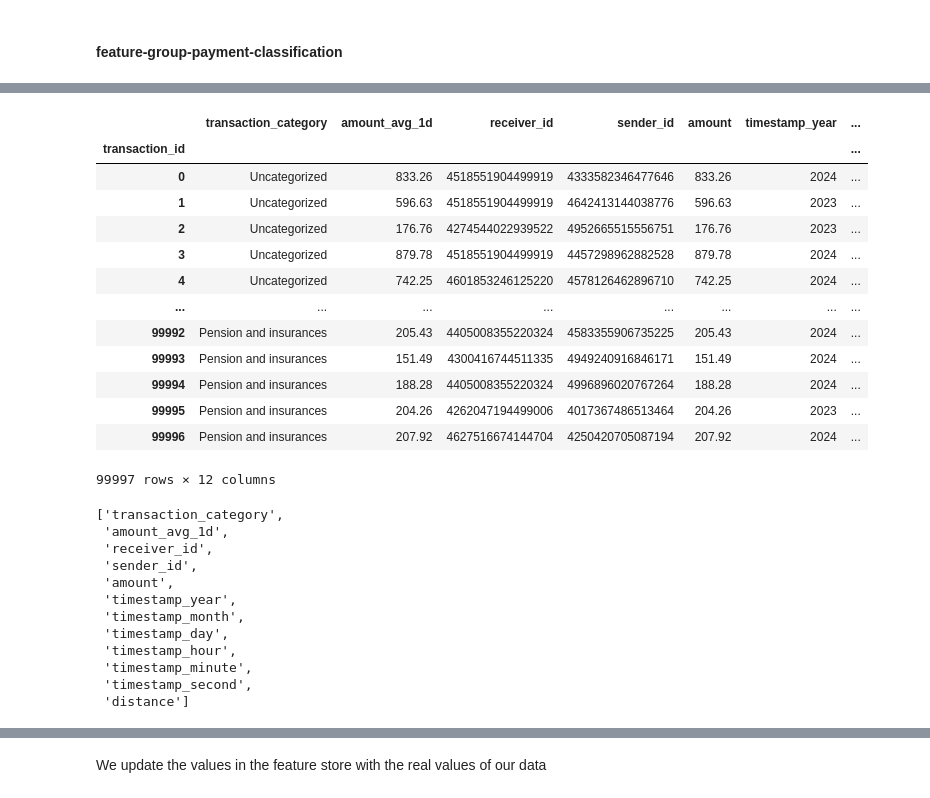
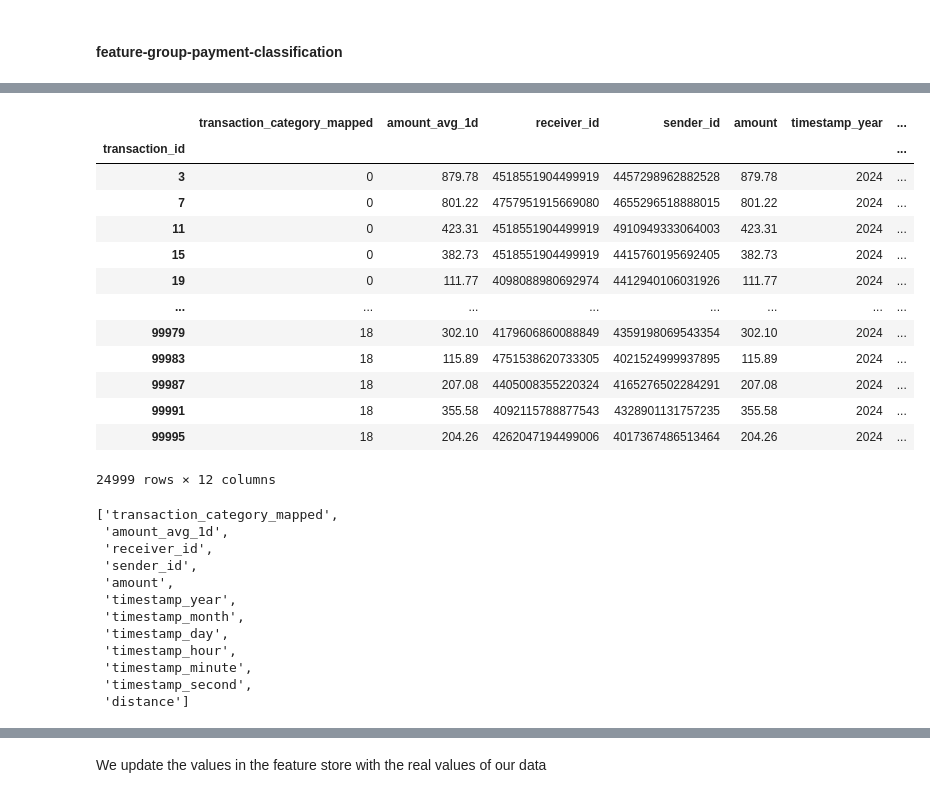
Before and after one commit to mlrun/demo-sagemaker, a Jupyter notebook: financial_payment_classification_v3.ipynb, the cells around one changed output, grey strips where cells are left out. Cells and saved outputs as stored; diff of their text form; code cells hidden in the pictures.

```diff
--- a/financial_payment_classification_v3.ipynb
+++ b/financial_payment_classification_v3.ipynb
@@ -237,3 +233,18 @@ extended_transactions_set.set_targets()
 extended_transactions_set.plot(rankdir="LR", with_targets=True)
 # %% [output]
 [drawing not drawn]
+# %%
+# Keeping every second row
+df_kept = data.iloc[::2]
+
+# Or, to explicitly remove every second row (the opposite selection)
+df_removed = data.drop(data.index[::2])
+
+
+# Keeping every second row
+df_kept = df_removed.iloc[::2]
+
+# Or, to explicitly remove every second row (the opposite selection)
+df_removed_v2 = df_removed.drop(df_removed.index[::2])
+
+df_removed_v2
@@ -239,0 +265,4 @@ extended_transactions_set.plot(rankdir="LR", with_targets=True)
+# %%
+from utils import update_timestamps
+df_removed_v2=update_timestamps(df_removed_v2)
+df_removed_v2
@@ -240,4 +283,4 @@ extended_transactions_set.plot(rankdir="LR", with_targets=True)
 # %%
-ingested_data = extended_transactions_set.ingest(data, overwrite=True)
+ingested_data = extended_transactions_set.ingest(df_removed_v2, overwrite=True)
 ingested_data
 # %% [output]
@@ -259,28 +301,28 @@ ingested_data
 # %%
 #data = ingested_data.reset_index(drop=True)
 data = ingested_data
-data = data[['transaction_category'] + [col for col in data.columns if col != 'transaction_category']]
+#data = data[['transaction_category'] + [col for col in data.columns if col != 'transaction_category']]
 data
 # %% [output]
-|  | transaction_category | amount_avg_1d | receiver_id | sender_id | amount | timestamp_year | ... |
+|  | transaction_category_mapped | amount_avg_1d | receiver_id | sender_id | amount | timestamp_year | ... |
 | transaction_id |  |  |  |  |  |  | ... |
-| 0 | Uncategorized | 833.26 | 4518551904499919 | 4333582346477646 | 833.26 | 2024 | ... |
-| 1 | Uncategorized | 596.63 | 4518551904499919 | 4642413144038776 | 596.63 | 2023 | ... |
-| 2 | Uncategorized | 176.76 | 4274544022939522 | 4952665515556751 | 176.76 | 2023 | ... |
-| 3 | Uncategorized | 879.78 | 4518551904499919 | 4457298962882528 | 879.78 | 2024 | ... |
-| 4 | Uncategorized | 742.25 | 4601853246125220 | 4578126462896710 | 742.25 | 2024 | ... |
+| 3 | 0 | 879.78 | 4518551904499919 | 4457298962882528 | 879.78 | 2024 | ... |
+| 7 | 0 | 801.22 | 4757951915669080 | 4655296518888015 | 801.22 | 2024 | ... |
+| 11 | 0 | 423.31 | 4518551904499919 | 4910949333064003 | 423.31 | 2024 | ... |
+| 15 | 0 | 382.73 | 4518551904499919 | 4415760195692405 | 382.73 | 2024 | ... |
+| 19 | 0 | 111.77 | 4098088980692974 | 4412940106031926 | 111.77 | 2024 | ... |
 | ... | ... | ... | ... | ... | ... | ... | ... |
-| 99992 | Pension and insurances | 205.43 | 4405008355220324 | 4583355906735225 | 205.43 | 2024 | ... |
-| 99993 | Pension and insurances | 151.49 | 4300416744511335 | 4949240916846171 | 151.49 | 2024 | ... |
-| 99994 | Pension and insurances | 188.28 | 4405008355220324 | 4996896020767264 | 188.28 | 2024 | ... |
-| 99995 | Pension and insurances | 204.26 | 4262047194499006 | 4017367486513464 | 204.26 | 2023 | ... |
-| 99996 | Pension and insurances | 207.92 | 4627516674144704 | 4250420705087194 | 207.92 | 2024 | ... |
+| 99979 | 18 | 302.10 | 4179606860088849 | 4359198069543354 | 302.10 | 2024 | ... |
+| 99983 | 18 | 115.89 | 4751538620733305 | 4021524999937895 | 115.89 | 2024 | ... |
+| 99987 | 18 | 207.08 | 4405008355220324 | 4165276502284291 | 207.08 | 2024 | ... |
+| 99991 | 18 | 355.58 | 4092115788877543 | 4328901131757235 | 355.58 | 2024 | ... |
+| 99995 | 18 | 204.26 | 4262047194499006 | 4017367486513464 | 204.26 | 2024 | ... |
-99997 rows × 12 columns
+24999 rows × 12 columns
 # %%
 data_cols = list(data.columns)
 data_cols
 # %% [output]
-['transaction_category',
+['transaction_category_mapped',
  'amount_avg_1d',
  'receiver_id',
  'sender_id',
```
Also changed, not shown: parts of 19 cells of this notebook.
